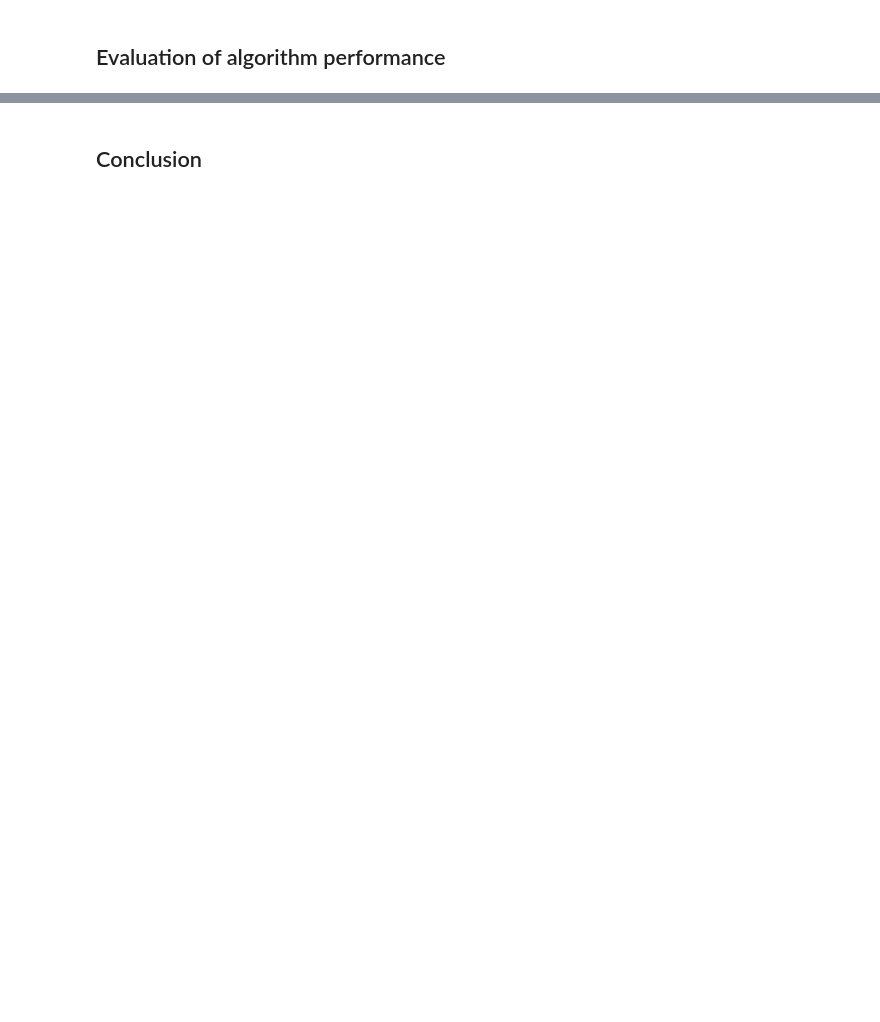
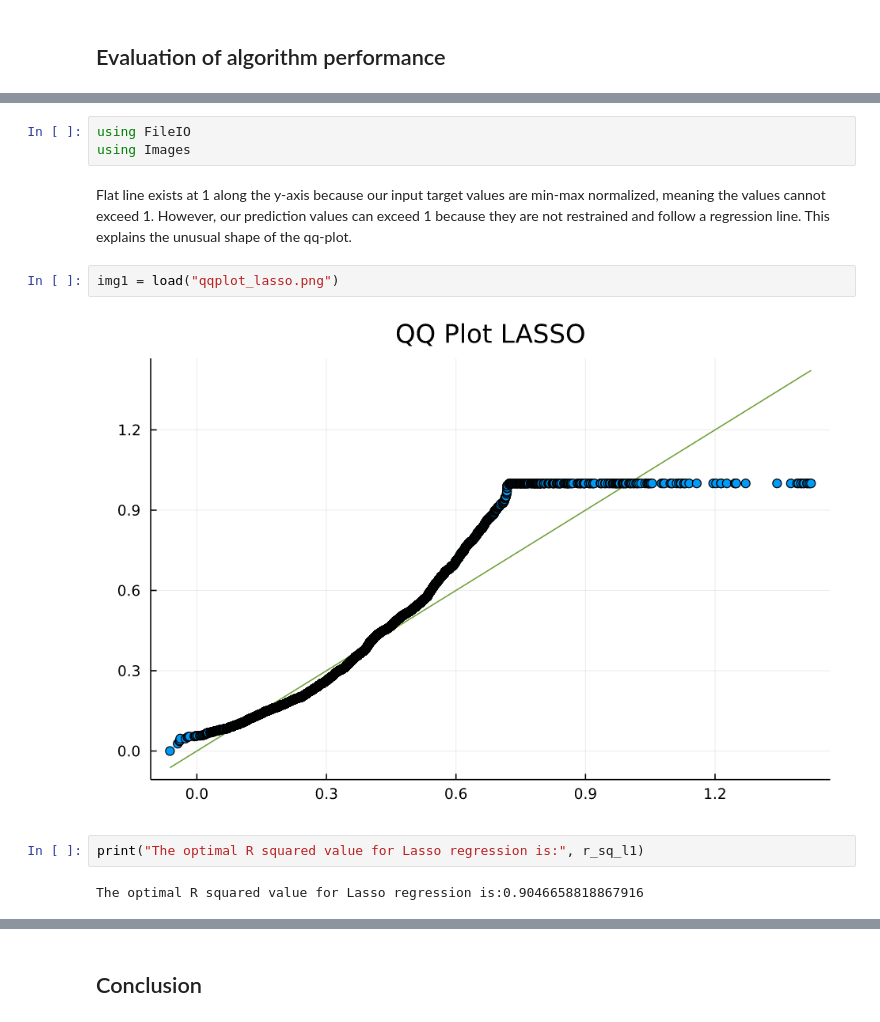
Before and after one commit to richiebailey74/numerical_analysis_finalproject, a Jupyter notebook: finalProject.ipynb, the cells around one changed output, grey strips where cells are left out. Drawn from its saved outputs; the diff is of its cells as text; blank space fills up the shorter version.

```diff
--- a/finalProject.ipynb
+++ b/finalProject.ipynb
@@ -524,0 +858,13 @@ r_sq_l1 = r_squared(sorted_test_targets, sorted_l1_preds);
+# %%
+using FileIO
+using Images
+# %% [markdown]
+Flat line exists at 1 along the y-axis because our input target values are min-max normalized, meaning the values cannot exceed 1. However, our prediction values can exceed 1 because they are not restrained and follow a regression line. This explains the unusual shape of the qq-plot.
+# %%
+img1 = load("qqplot_lasso.png")
+# %% [output]
+[figure, added]
+# %%
+print("The optimal R squared value for Lasso regression is:", r_sq_l1)
+# %% [output]
+The optimal R squared value for Lasso regression is:0.9046658818867916
```
Also changed, not shown: parts of 45 cells of this notebook, 2 other files.
